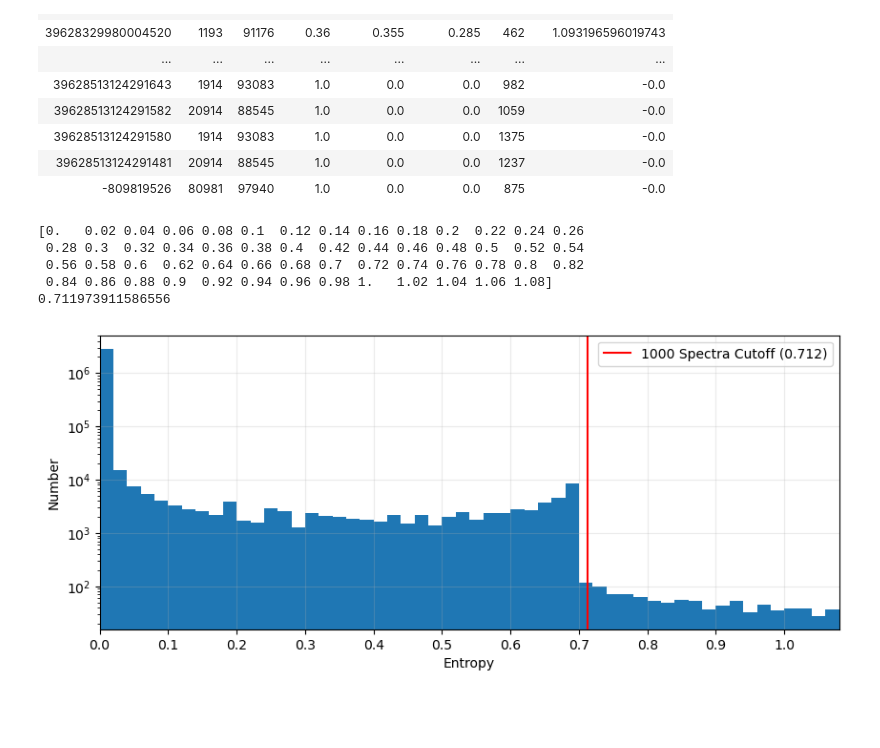
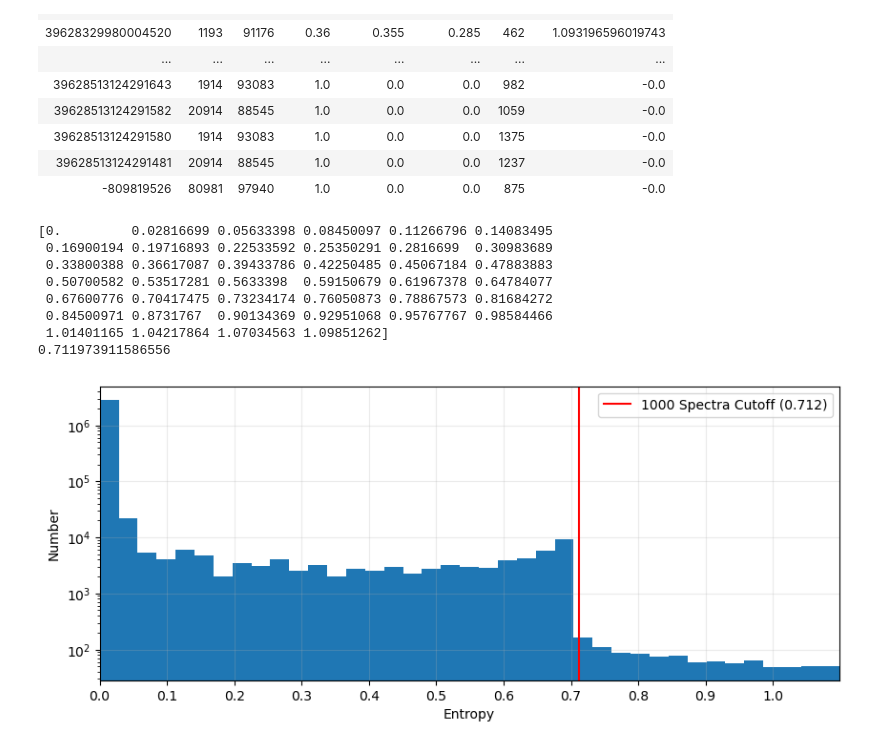
Before and after one commit to dylanagreen/quasarnet_paper_2025, a Jupyter notebook: 04-entropy.ipynb, the cells around one changed output. Drawn from its saved outputs; the diff is of its cells as text; code cells hidden in the pictures; blank space fills up the shorter version.

Commit message:
Update entropy plot.

```diff
--- a/04-entropy.ipynb
+++ b/04-entropy.ipynb
@@ -110,29 +110,32 @@ Table length=2979087
 | -809819526 | 80981 | 97940 | 1.0 | 0.0 | 0.0 | 875 | -0.0 |
 # %%
 entropy_reduced = tbl_no_dupe["ENTROPY"][:]
-# bins = np.linspace(0, 1.1, 23*2 - 1)
-bins = np.arange(0, np.max(entropy_reduced), 0.02)
+bins = np.linspace(0, np.max(entropy_reduced), 40)
+# bins = np.arange(0, np.max(entropy_reduced), 0.02)
 print(bins)
 fig, ax = plt.subplots(figsize=(10, 4))
 n, bins, _ = plt.hist(entropy_reduced, bins=bins)
 plt.yscale("log")
 
 cutoff = sorted(entropy_reduced)[-1000]
 plt.axvline(x = cutoff, c="r", label=f"1000 Spectra Cutoff ({np.round(cutoff, 4)})")
 plt.legend()
 
 plt.xlabel("Entropy")
 plt.ylabel("Number")
 print(cutoff)
 plt.xlim(bins[0], bins[-1])
 plt.grid(alpha=0.25)
 
 plt.xticks(np.arange(0, np.max(entropy_reduced), 0.1))
 plt.savefig("plots/entropy_dist.jpg", dpi=256, bbox_inches="tight")
 # %% [output]
-[0.   0.02 0.04 0.06 0.08 0.1  0.12 0.14 0.16 0.18 0.2  0.22 0.24 0.26
- 0.28 0.3  0.32 0.34 0.36 0.38 0.4  0.42 0.44 0.46 0.48 0.5  0.52 0.54
- 0.56 0.58 0.6  0.62 0.64 0.66 0.68 0.7  0.72 0.74 0.76 0.78 0.8  0.82
- 0.84 0.86 0.88 0.9  0.92 0.94 0.96 0.98 1.   1.02 1.04 1.06 1.08]
+[0.         0.02816699 0.05633398 0.08450097 0.11266796 0.14083495
+ 0.16900194 0.19716893 0.22533592 0.25350291 0.2816699  0.30983689
+ 0.33800388 0.36617087 0.39433786 0.42250485 0.45067184 0.47883883
+ 0.50700582 0.53517281 0.5633398  0.59150679 0.61967378 0.64784077
+ 0.67600776 0.70417475 0.73234174 0.76050873 0.78867573 0.81684272
+ 0.84500971 0.8731767  0.90134369 0.92951068 0.95767767 0.98584466
+ 1.01401165 1.04217864 1.07034563 1.09851262]
 0.711973911586556
-[figure, old version]
+[figure, new version]
```
